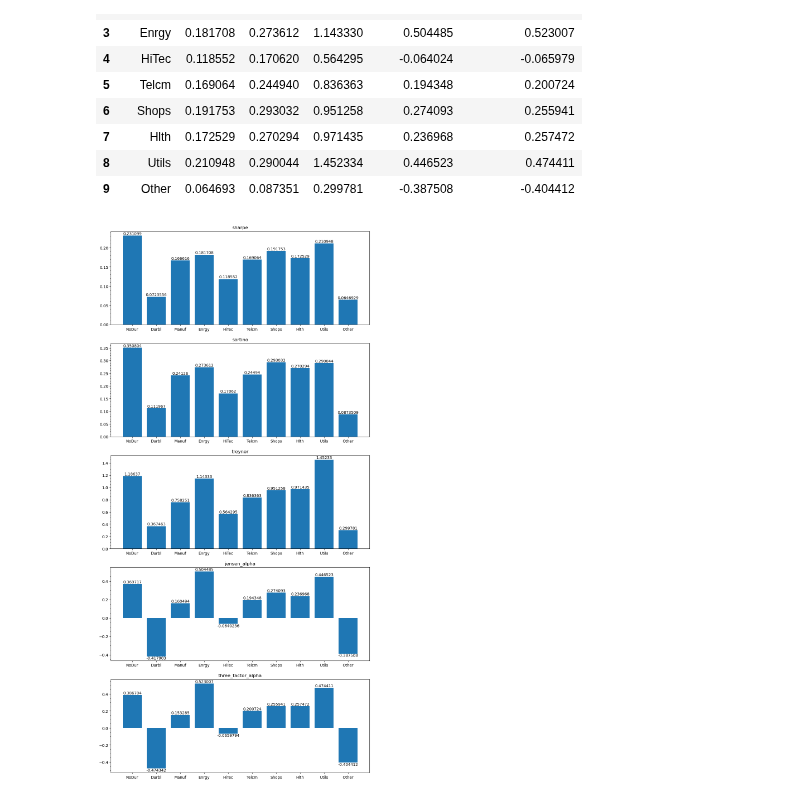
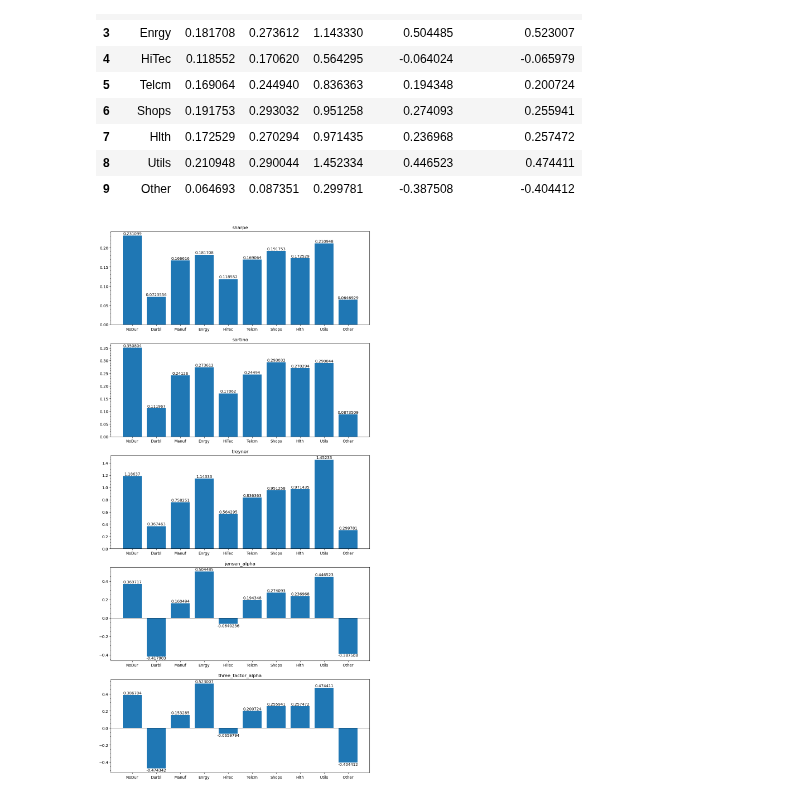
Before and after one commit to kilowiski/qf600, a Jupyter notebook: assignment_3/assignment3.ipynb, the cells around one changed output. Cells and saved outputs as stored; diff of their text form; code cells hidden in the pictures.

```diff
--- a/assignment_3/assignment3.ipynb
+++ b/assignment_3/assignment3.ipynb
@@ -174,18 +170,19 @@ result
 # %%
 industries = result["industry"]
 cols = result.columns
 cols = cols[1:]
 # sharpe = result.iloc[:, 1]
 
 fig, ax = plt.subplots(len(cols), 1, figsize=(10, 20))
 fig.tight_layout()
 fig.subplots_adjust(hspace=0.2)
 for i, x in enumerate(cols):
     bars = ax[i].bar(industries, result.iloc[:, 1 + i])
     ax[i].bar_label(bars)
+    ax[i].axhline(0, lw=0.5, color="black")
     ax[i].set_title(x)
     ax[i].yaxis.set_major_locator(ticker.AutoLocator())
     ax[i].yaxis.set_minor_locator(ticker.AutoMinorLocator())
 fig.savefig("risk_factors.jpeg")
 # %% [output]
-[figure, old version]
+[figure, new version]
```
Also changed, not shown: parts of 2 cells of this notebook, 1 other file.
